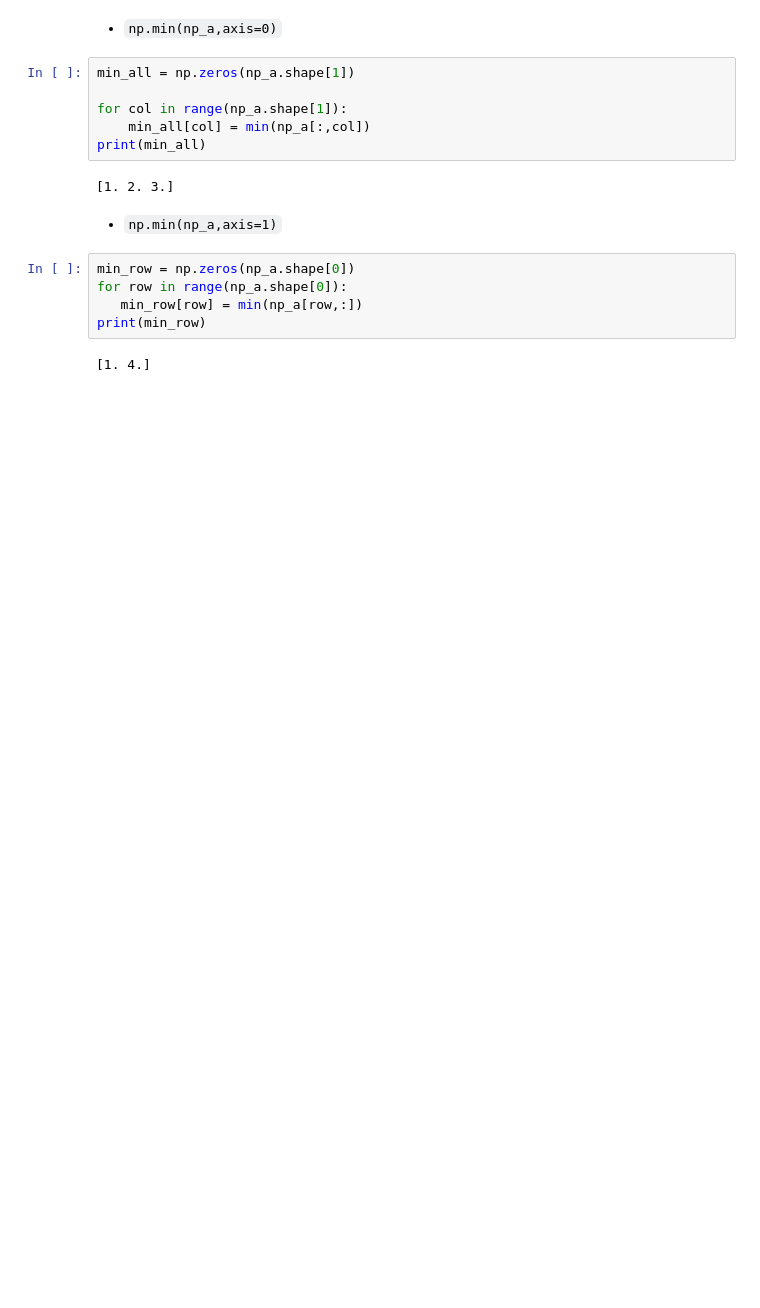
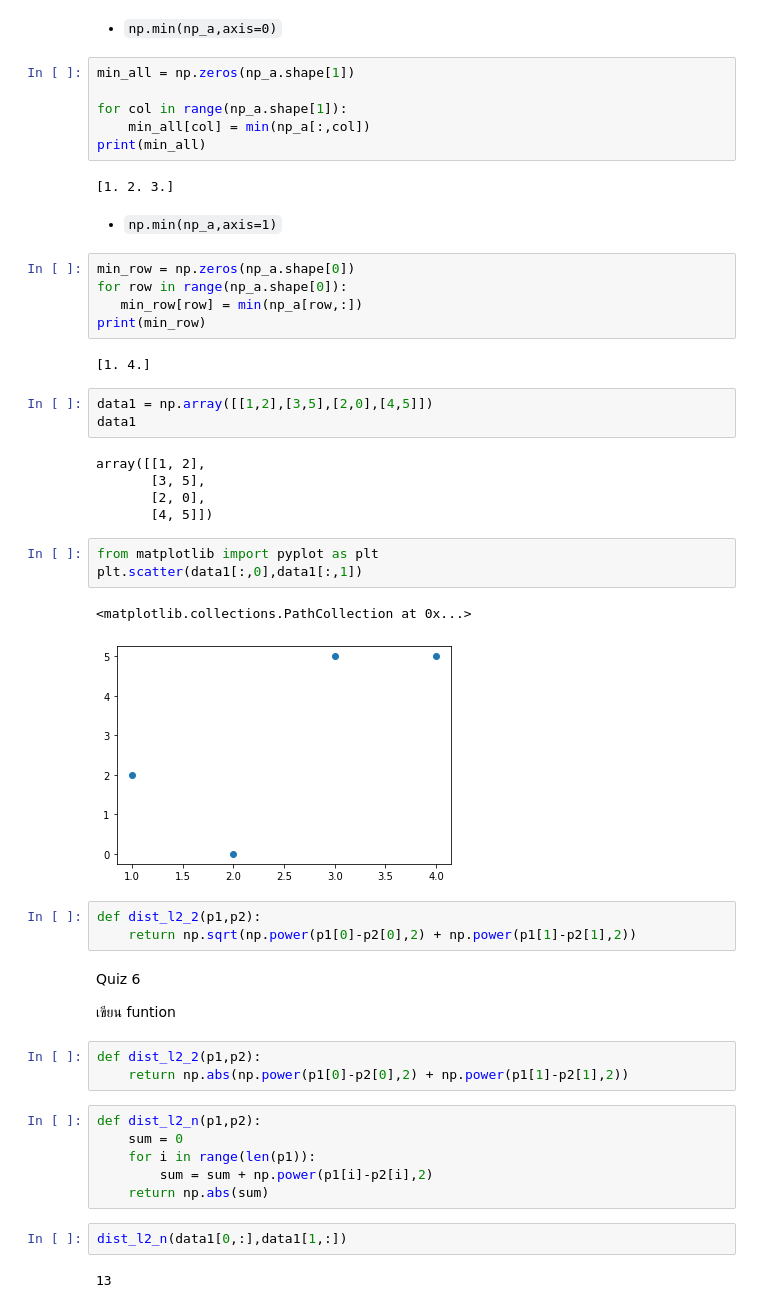
Before and after one commit to Octa-p/DWDM21, a Jupyter notebook: Distance_Numpy.ipynb, the cells around one changed output. Cells and saved outputs as stored; diff of their text form; blank space fills up the shorter version.

Commit message:
Quiz 6

```diff
--- a/Distance_Numpy.ipynb
+++ b/Distance_Numpy.ipynb
@@ -335,3 +335,37 @@ for row in range(np_a.shape[0]):
 print(min_row)
 # %% [output]
 [1. 4.]
+# %%
+data1 = np.array([[1,2],[3,5],[2,0],[4,5]])
+data1
+# %% [output]
+array([[1, 2],
+       [3, 5],
+       [2, 0],
+       [4, 5]])
+# %%
+from matplotlib import pyplot as plt
+plt.scatter(data1[:,0],data1[:,1])
+# %% [output]
+<matplotlib.collections.PathCollection at 0x...>
+[figure, added]
+# %%
+def dist_l2_2(p1,p2):
+    return np.sqrt(np.power(p1[0]-p2[0],2) + np.power(p1[1]-p2[1],2))
+# %% [markdown]
+Quiz 6
+
+เขียน funtion
+# %%
+def dist_l2_2(p1,p2):
+    return np.abs(np.power(p1[0]-p2[0],2) + np.power(p1[1]-p2[1],2))
+# %%
+def dist_l2_n(p1,p2):
+    sum = 0
+    for i in range(len(p1)):
+        sum = sum + np.power(p1[i]-p2[i],2)
+    return np.abs(sum)
+# %%
+dist_l2_n(data1[0,:],data1[1,:])
+# %% [output]
+13
```
Also changed, not shown: parts of 3 cells of this notebook.
